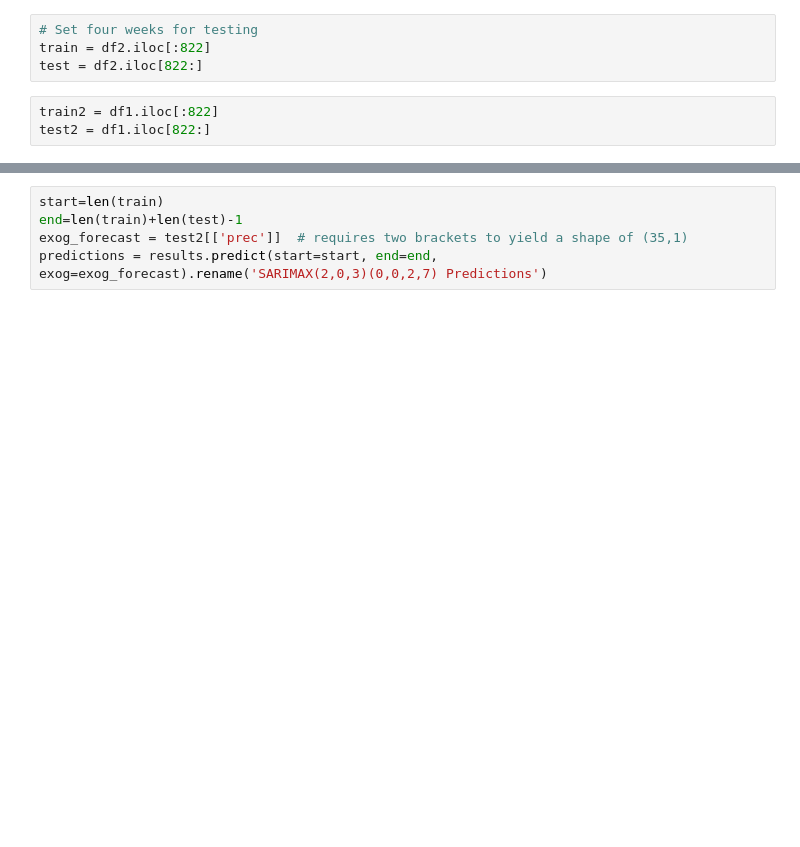
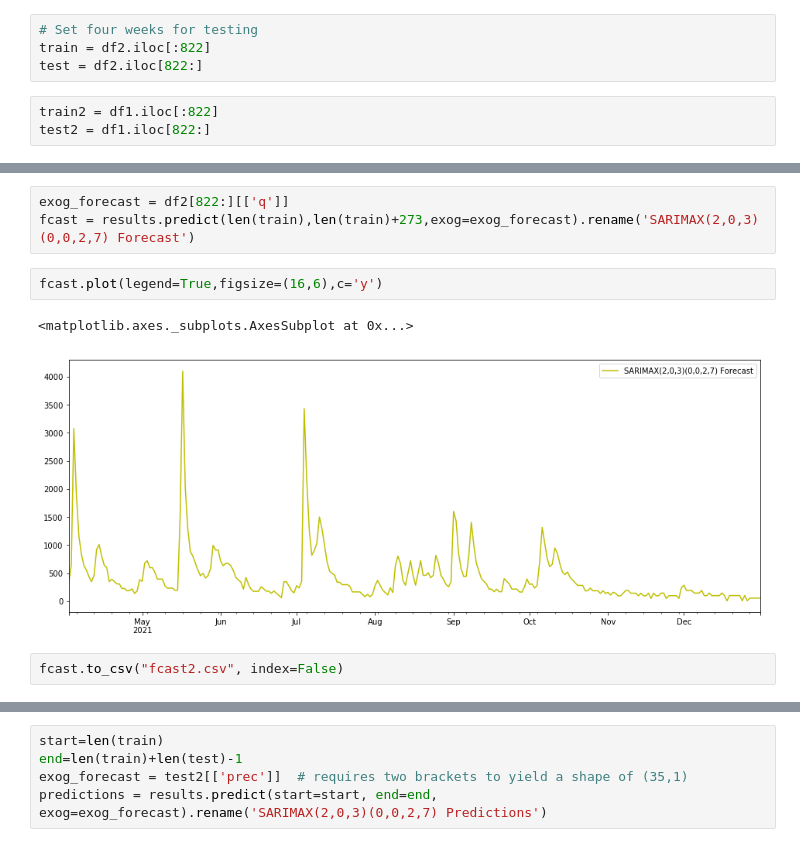
Before and after one commit to cocobyun/timeseries, a Jupyter notebook: arimax.ipynb, the cells around one changed output, grey strips where cells are left out. Cells and saved outputs as stored; diff of their text form; blank space fills up the shorter version.

```diff
--- a/arimax.ipynb
+++ b/arimax.ipynb
@@ -241,3 +117,13 @@ SARIMAX Results
 | Prob(H) (two-sided): | 0.00 | Kurtosis: | 129.51 |
 Warnings:
 [1] Covariance matrix calculated using the outer product of gradients (complex-step).
+# %%
+exog_forecast = df2[822:][['q']]
+fcast = results.predict(len(train),len(train)+273,exog=exog_forecast).rename('SARIMAX(2,0,3)(0,0,2,7) Forecast')
+# %%
+fcast.plot(legend=True,figsize=(16,6),c='y')
+# %% [output]
+<matplotlib.axes._subplots.AxesSubplot at 0x...>
+[figure, added]
+# %%
+fcast.to_csv("fcast2.csv", index=False)
```
Also changed, not shown: parts of 20 cells of this notebook, 1 other file.
